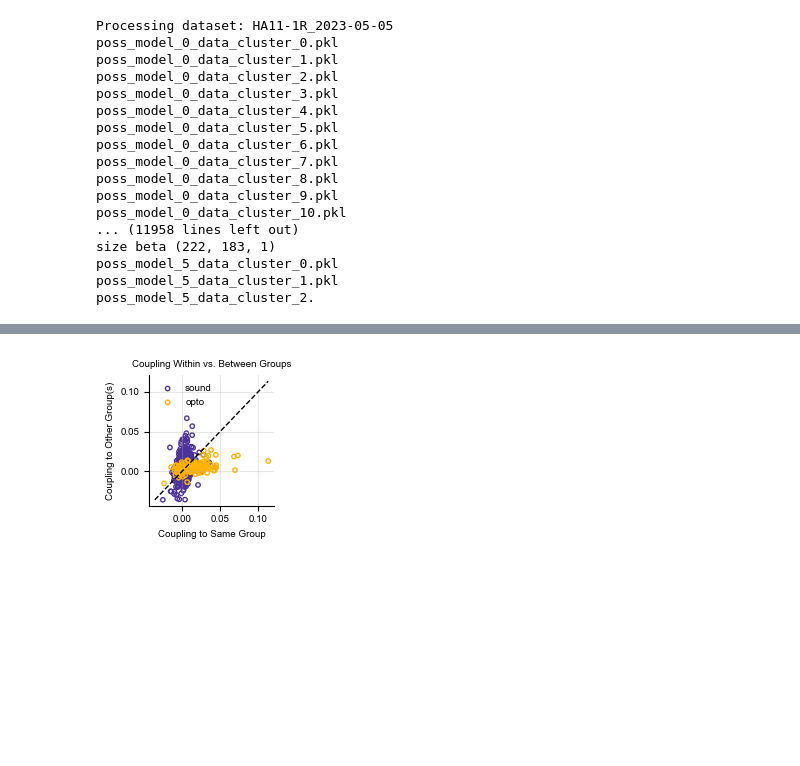
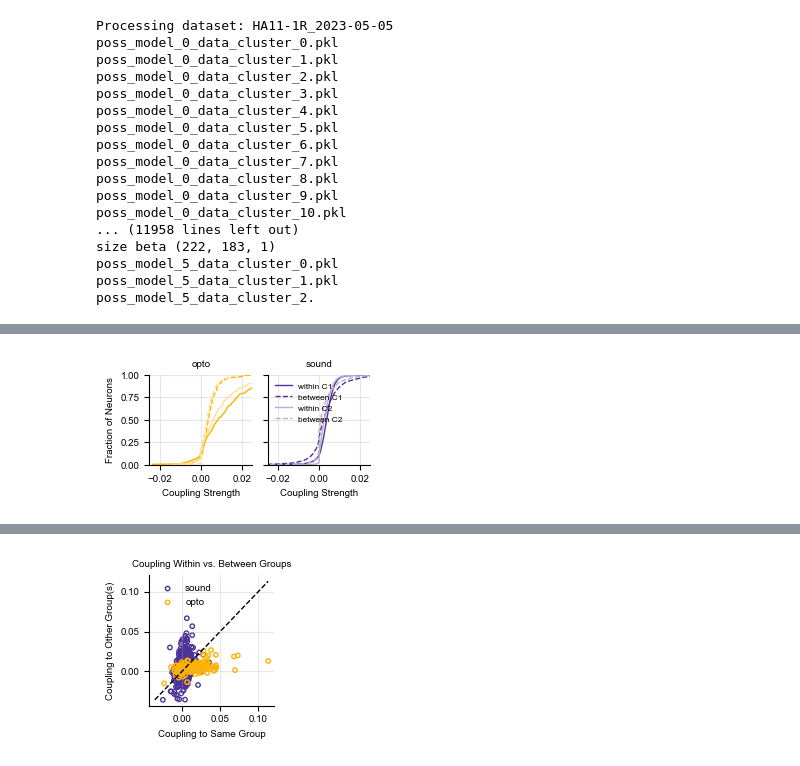
Before and after one commit to constanzabassi/GLM-analysis, a Jupyter notebook: notebooks/run_glm_encoding_analysis_all_neurons_coupling.ipynb, the cells around one changed output, grey strips where cells are left out. Saved outputs shown, nothing was run; the diff lists cells and outputs as text; code cells hidden in the pictures; blank space fills up the shorter version.

```diff
--- a/notebooks/run_glm_encoding_analysis_all_neurons_coupling.ipynb
+++ b/notebooks/run_glm_encoding_analysis_all_neurons_coupling.ipynb
@@ -264,0 +280,7 @@ plotter.plot_within_between_scatter(
+# %%
+plotter.plot_within_between_cdf_two_contexts(coupling_df5, coupling_df6, group_colors=plotter.group_colors,
+                                               title=None,
+                                               figsize=(1.4,1.7), save_path=f'{save_results}cdf_sound_opto_coupling_{mode}.pdf',
+                                               mode='mean', x_ylim=(-.025,0.025))
+# %% [output]
+[figure, added]
```
Also changed, not shown: parts of 3 cells of this notebook, 2 other files.
